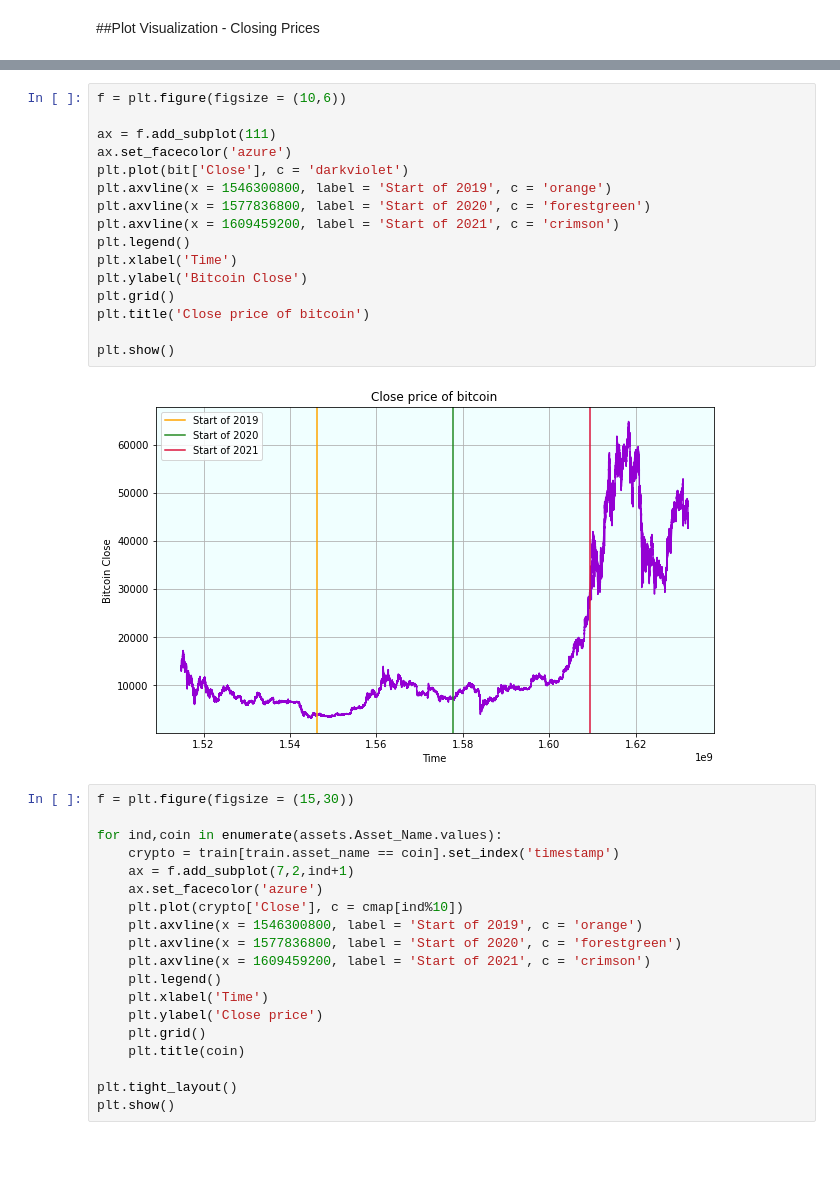
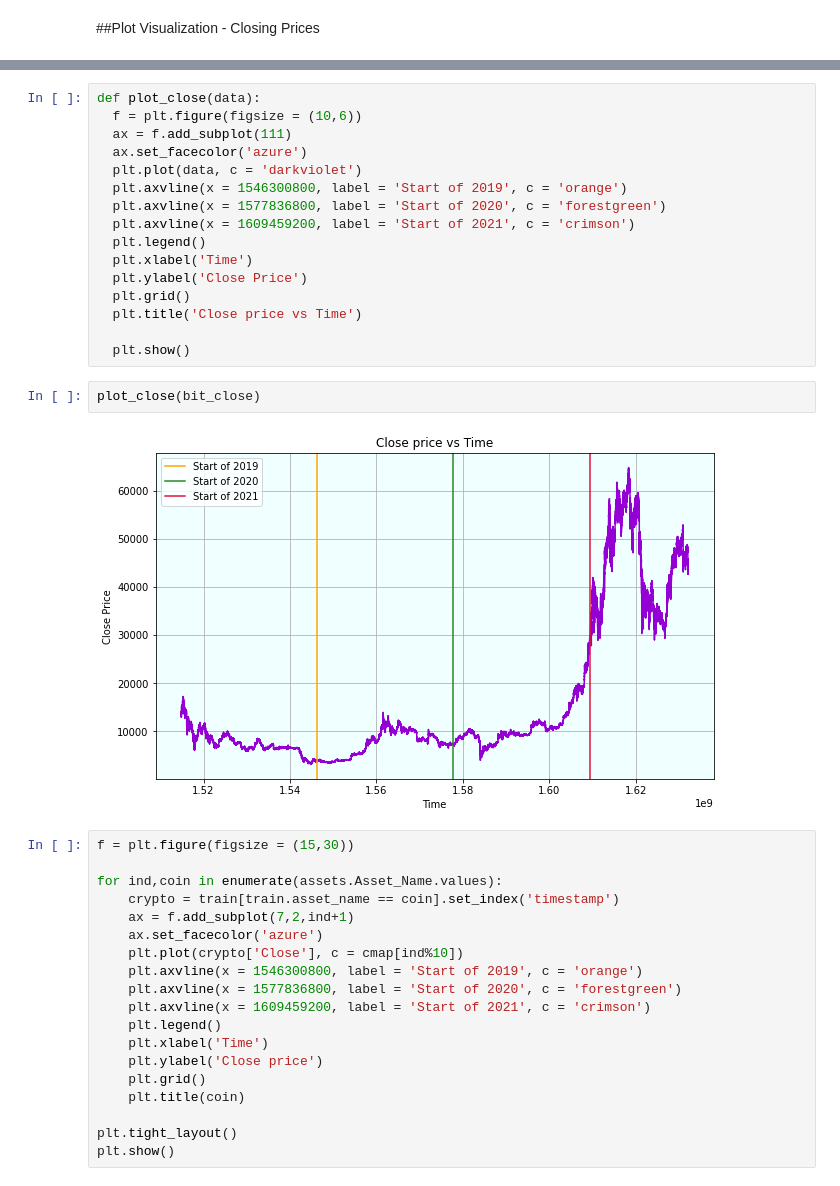
Before and after one commit to Dutra-Apex/G-Research-Crypto, a Jupyter notebook: G_Research_Crypto_team.ipynb, the cells around one changed output, grey strips where cells are left out. Saved outputs shown, nothing was run; the diff lists cells and outputs as text; blank space fills up the shorter version.

```diff
--- a/G_Research_Crypto_team.ipynb
+++ b/G_Research_Crypto_team.ipynb
@@ -115,23 +122,25 @@ bit.head()
 | 1514765040 | 1 | 435.0 | 13802.512 | 13999.0 | 13576.28 | 13768.040 | 38.780529 | 13783.598101 | -0.008999 | Bitcoin |
 | 1514765100 | 1 | 742.0 | 13766.000 | 13955.9 | 13554.44 | 13724.914 | 108.501637 | 13735.586842 | -0.008079 | Bitcoin |
 # %%
-f = plt.figure(figsize = (10,6))
+def plot_close(data):
+  f = plt.figure(figsize = (10,6))
+  ax = f.add_subplot(111)
+  ax.set_facecolor('azure')
+  plt.plot(data, c = 'darkviolet')
+  plt.axvline(x = 1546300800, label = 'Start of 2019', c = 'orange')
+  plt.axvline(x = 1577836800, label = 'Start of 2020', c = 'forestgreen')
+  plt.axvline(x = 1609459200, label = 'Start of 2021', c = 'crimson')
+  plt.legend()
+  plt.xlabel('Time')
+  plt.ylabel('Close Price')
+  plt.grid()
+  plt.title('Close price vs Time')
 
-ax = f.add_subplot(111)
-ax.set_facecolor('azure')
-plt.plot(bit['Close'], c = 'darkviolet')
-plt.axvline(x = 1546300800, label = 'Start of 2019', c = 'orange')
-plt.axvline(x = 1577836800, label = 'Start of 2020', c = 'forestgreen')
-plt.axvline(x = 1609459200, label = 'Start of 2021', c = 'crimson')
-plt.legend()
-plt.xlabel('Time')
-plt.ylabel('Bitcoin Close')
-plt.grid()
-plt.title('Close price of bitcoin')
-
-plt.show()
+  plt.show()
-# %% [output]
-[figure, removed]
+# %%
+plot_close(bit_close)
+# %% [output]
+[figure, added]
 # %%
 f = plt.figure(figsize = (15,30))
 
```
Also changed, not shown: parts of 21 cells of this notebook.
